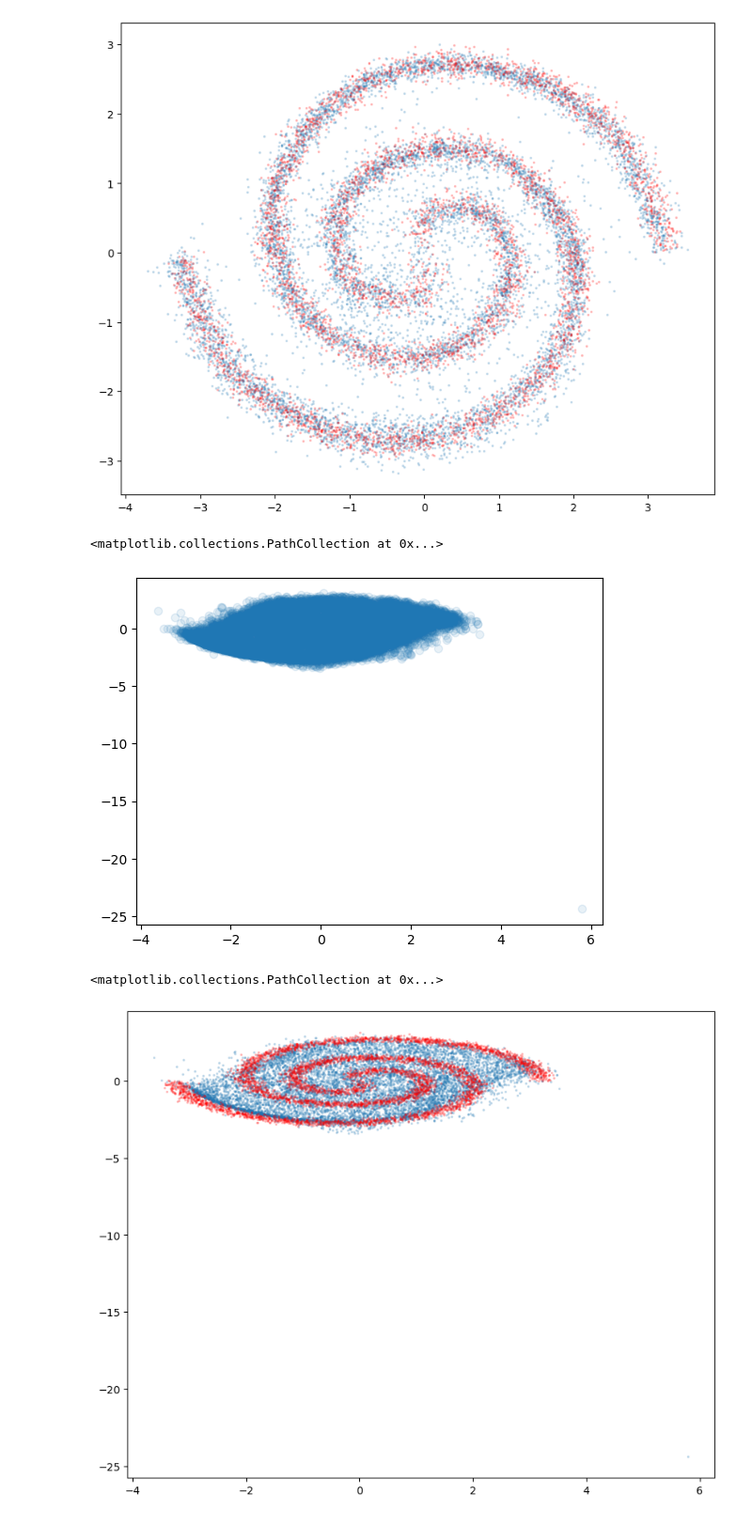
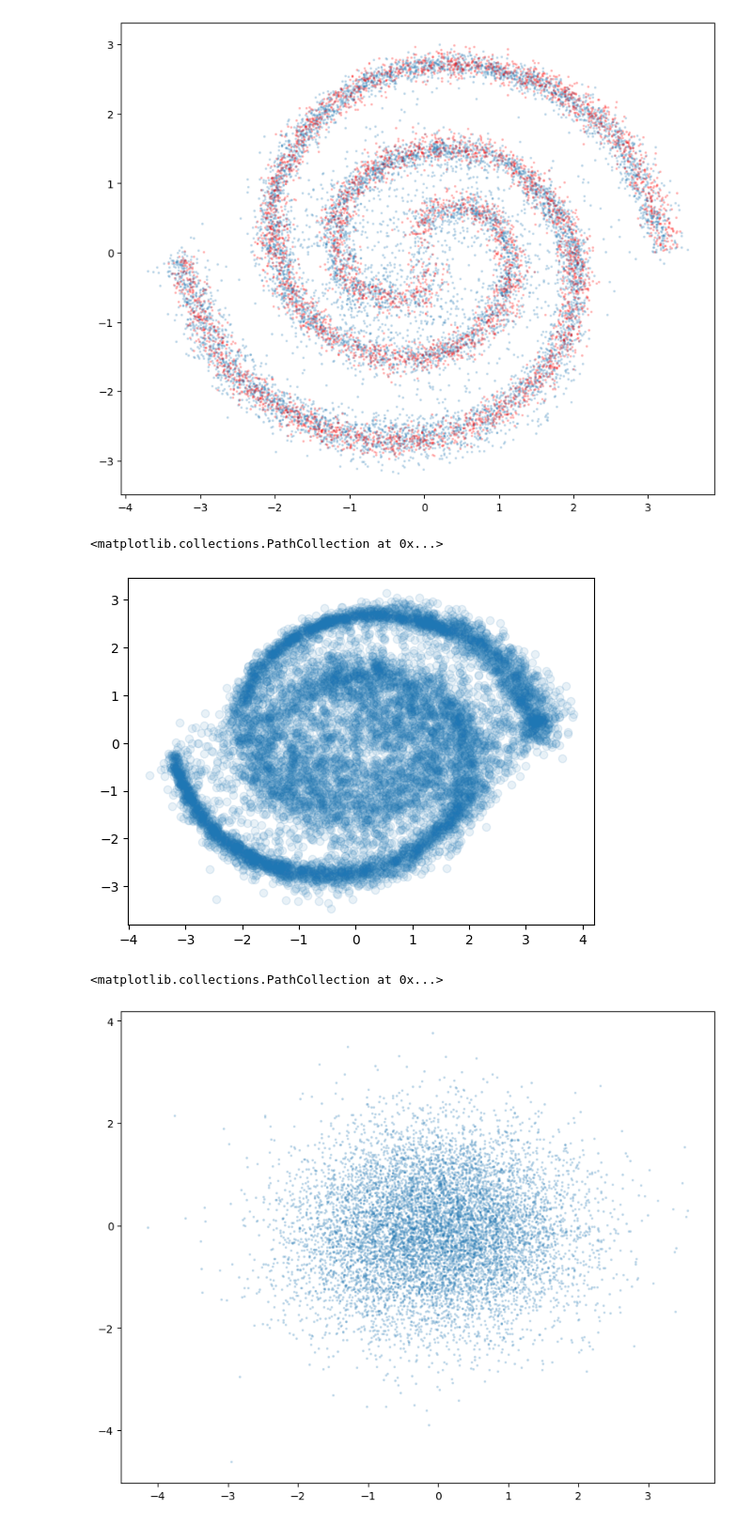
Before and after one commit to AHsu98/StoKAAsticInterpolants, a Jupyter notebook: ExampleNotebooks/SprialExampleDDC.ipynb, the cells around one changed output. Shown at 94% size. Cells and saved outputs as stored; diff of their text form; code cells hidden in the pictures.

```diff
--- a/ExampleNotebooks/SprialExampleDDC.ipynb
+++ b/ExampleNotebooks/SprialExampleDDC.ipynb
@@ -1,7 +1,7 @@
 # %%
 import matplotlib.pyplot as plt
 import jax
-jax.config.update('jax_default_device',jax.devices()[-1])
+jax.config.update('jax_default_device',jax.devices()[1])
 import jax.numpy as jnp
 import optax
 import jax
@@ -59,7 +59,7 @@ b_optim = optax.nadamw(4e-4) # was 4e-4
 b_model,b_loss_history = train_model(
   model = b_model,
   optim = b_optim,
-  steps = 3000,
+  steps = 10000,
   train_loader = train_loader,
   testloader_factory = test_factory,
   loss_fun = loss_b,
@@ -77,7 +84,7 @@ eta_optim = optax.nadamw(4e-4)
 eta_model,eta_loss_history = train_model(
   model = eta_model,
   optim = eta_optim,
-  steps = 2000,
+  steps = 4000,
   train_loader = train_loader,
   testloader_factory = test_factory,
   loss_fun = loss_denoise,
@@ -172,11 +187,11 @@ plt.scatter(X[:,0],X[:,1], alpha=0.1)
 # plt.scatter(X0[:,0],X0[:,1], alpha=0.1)
 # %% [output]
 <matplotlib.collections.PathCollection at 0x...>
-[figure, old version]
+[figure, new version]
 # %%
 plt.figure(figsize=(10,8))
 plt.scatter(X[:,0],X[:,1],alpha = 0.2, s = 2)
-plt.scatter(target_samples[:,0],target_samples[:,1],alpha = 0.2,c = 'red', s = 2)
+#plt.scatter(target_samples[:,0],target_samples[:,1],alpha = 0.2,c = 'red', s = 2)
 # %% [output]
 <matplotlib.collections.PathCollection at 0x...>
-[figure, old version]
+[figure, new version]
```
Also changed, not shown: parts of 8 cells of this notebook, 2 other files.
